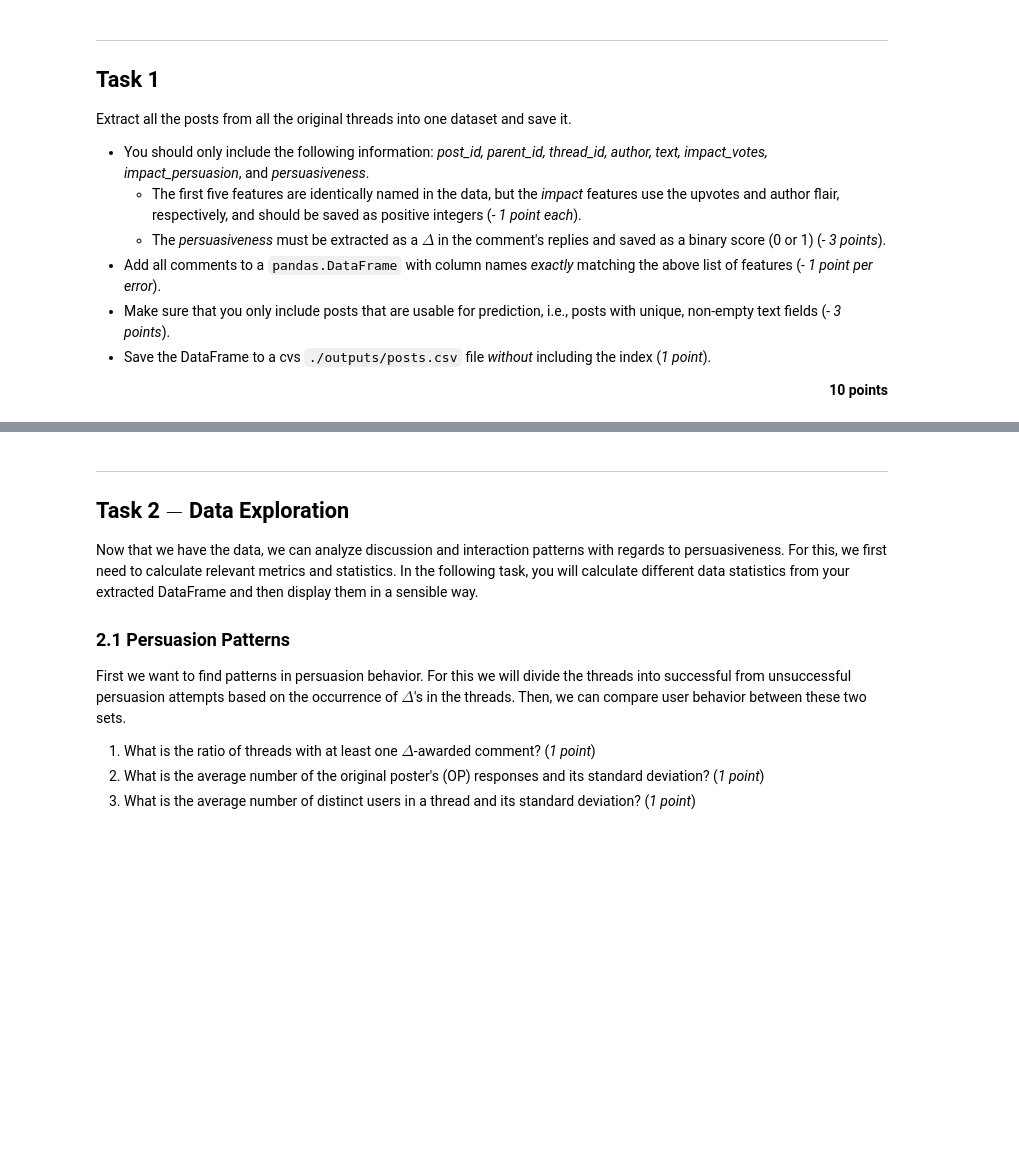
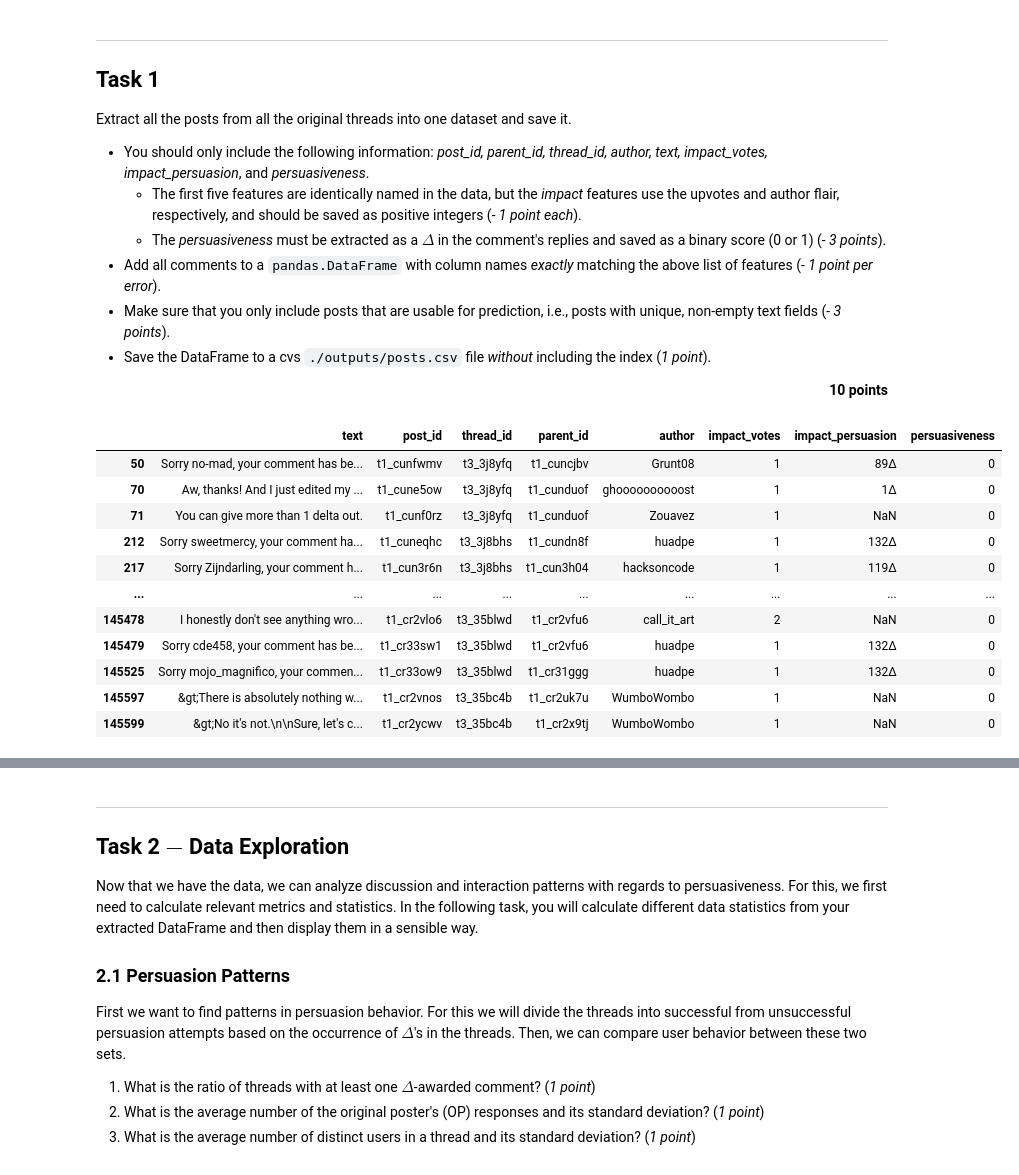
Before and after one commit to Ole-rgb/Lab-Argumentation-Technology, a Jupyter notebook: assignment-2.ipynb, the cells around one changed output, grey strips where cells are left out. Drawn from its saved outputs; the diff is of its cells as text; code cells hidden in the pictures; blank space fills up the shorter version.

```diff
--- a/assignment-2.ipynb
+++ b/assignment-2.ipynb
@@ -70,13 +75,10 @@ Start by exploring the data:
 
 Move on to the graded tasks once you are familiar with the dataset structure.
 # %%
-import bz2
-import json
-
 data_path = "data/cmv_reddit_api_data.jsonlist.bz2"
 
 # Set DEBUG to False to remove debug comments
-DEBUG = True
+DEBUG = False
 
 def PRINT_DEBUG(msg=""):
     if DEBUG:
@@ -114,3 +116,8 @@ with bz2.open(data_path, "rt") as f:
     PRINT_DEBUG()
     PRINT_DEBUG(f"First two comments from the comment section:\n {json.dumps(json.loads(d)['comments'], indent=2)}")
     PRINT_DEBUG()
+    if False:
+        PRINT_DEBUG(f"Save first post to file for better readability")
+        with open("data/extracted_first_post.json", "w") as f_out:
+            json.dump(json.loads(d), f_out, indent=2)
+        PRINT_DEBUG(f"Saved first post to data/extracted_first_post.json")
@@ -141,11 +130,11 @@ def load_jsonl_bz2(filepath:str) -> list[dict]:
         filepath (str): path to the jsonlist.bz2 file that should be read
 
     Returns:
-        list[dict]: list of extracted directories
+        list[dict]: list of extracted posts
     """
     with bz2.open(filepath, "rt") as f:
         return [json.loads(line) for line in f]
 
 PRINT_DEBUG("Loading Data")
 data = load_jsonl_bz2(data_path)
-PRINT_DEBUG(f"Loaded a list of {len(data)} directories containing discussion in /r/ChangeMyView")
+PRINT_DEBUG(f"Loaded a list of {len(data)} posts containing discussion in /r/ChangeMyView")
@@ -172,39 +158,74 @@ required_comment_keys = {
     "id",
     "link_id",
     "parent_id",
     "author",
-    "ups", #using "ups", because "likes" is always zero
+    "ups",
     "author_flair_text"
 }
 
+# TODO refactor to use the dataframe form the beginning
 all = []
 for d in data:
     post = {}
     post["text"] = d["selftext"]
-    post["post_id"] = d["id"]
-    post["thread_id"] = d["id"]
+    post["post_id"] = d["name"]
+    post["thread_id"] = d["name"]
     post["parent_id"] = None
     post["author"] = d["author"]
     post["impact_votes"] = d["ups"]
     post["impact_persuasion"] = d["author_flair_text"]
-    post["persuasiveness"] ="TODO" # TODO add persuasiveness
+    post["persuasiveness"] = 0
     all.append(post)
 
+    # Map IDs only for the current thread so we don't update posts/comments from prior threads
+    thread_map = {post["post_id"]: len(all) - 1}
+
     for c in d["comments"]:
-        # Some comments lack dont have all required keys. In that case just skip the entire comment
         if not required_comment_keys.issubset(c):
             continue
+
+        # All DeltaBot comments represent a rewarded delta
+        if c["author"] == "DeltaBot":
+            if c["parent_id"] in thread_map:
+                post_id = all[thread_map[c["parent_id"]]]["parent_id"]
+                all[thread_map[post_id]]["persuasiveness"] = 1
+                continue
+            raise ValueError(f"Warning: DeltaBot comment with id {c['id']} has parent_id {c['parent_id']} that is not in the thread map.")
+
         comment = {}
         comment["text"] = c["body"]
-        comment["post_id"] = c["id"]
+        comment["post_id"] = c["name"]
         comment["thread_id"] = c["link_id"]
         comment["parent_id"] = c["parent_id"]
         comment["author"] = c["author"]
         comment["impact_votes"] = c["ups"]
         comment["impact_persuasion"] = c["author_flair_text"]
-        comment["persuasiveness"] ="TODO" # TODO add persuasiveness
+        comment["persuasiveness"] = 0
+
         all.append(comment)
+        thread_map[comment["post_id"]] = len(all) - 1
 
-PRINT_DEBUG(f"Extracted {len(all)} posts and comments in total")
-PRINT_DEBUG(f"First two posts/comments:\n {json.dumps(all[:2], indent=2)}")
+
+df = pd.DataFrame(all)
+
+# remove all duplicate comments
+df.drop_duplicates(subset=["text"], keep=False, inplace=True)
+
+# replace deleted authors with None
+df.loc[df["author"] == "[deleted]", "author"] = None
+
+# remove dangling comments as they cannot be properly contextualized
+df = df[df["parent_id"].isin(df["post_id"]) | df["parent_id"].isna()]
 # %% [output]
+|  | text | post_id | thread_id | parent_id | author | impact_votes | impact_persuasion | persuasiveness |
+| 50 | Sorry no-mad, your comment has be... | t1_cunfwmv | t3_3j8yfq | t1_cuncjbv | Grunt08 | 1 | 89∆ | 0 |
+| 70 | Aw, thanks! And I just edited my ... | t1_cune5ow | t3_3j8yfq | t1_cunduof | ghoooooooooost | 1 | 1∆ | 0 |
+| 71 | You can give more than 1 delta out. | t1_cunf0rz | t3_3j8yfq | t1_cunduof | Zouavez | 1 | NaN | 0 |
+| 212 | Sorry sweetmercy, your comment ha... | t1_cuneqhc | t3_3j8bhs | t1_cundn8f | huadpe | 1 | 132∆ | 0 |
+| 217 | Sorry Zijndarling, your comment h... | t1_cun3r6n | t3_3j8bhs | t1_cun3h04 | hacksoncode | 1 | 119∆ | 0 |
+| ... | ... | ... | ... | ... | ... | ... | ... | ... |
+| 145478 | I honestly don't see anything wro... | t1_cr2vlo6 | t3_35blwd | t1_cr2vfu6 | call_it_art | 2 | NaN | 0 |
+| 145479 | Sorry cde458, your comment has be... | t1_cr33sw1 | t3_35blwd | t1_cr2vfu6 | huadpe | 1 | 132∆ | 0 |
+| 145525 | Sorry mojo_magnifico, your commen... | t1_cr33ow9 | t3_35blwd | t1_cr31ggg | huadpe | 1 | 132∆ | 0 |
+| 145597 | &gt;There is absolutely nothing w... | t1_cr2vnos | t3_35bc4b | t1_cr2uk7u | WumboWombo | 1 | NaN | 0 |
+| 145599 | &gt;No it's not.\n\nSure, let's c... | t1_cr2ycwv | t3_35bc4b | t1_cr2x9tj | WumboWombo | 1 | NaN | 0 |
```
Also changed, not shown: parts of 7 cells of this notebook.
